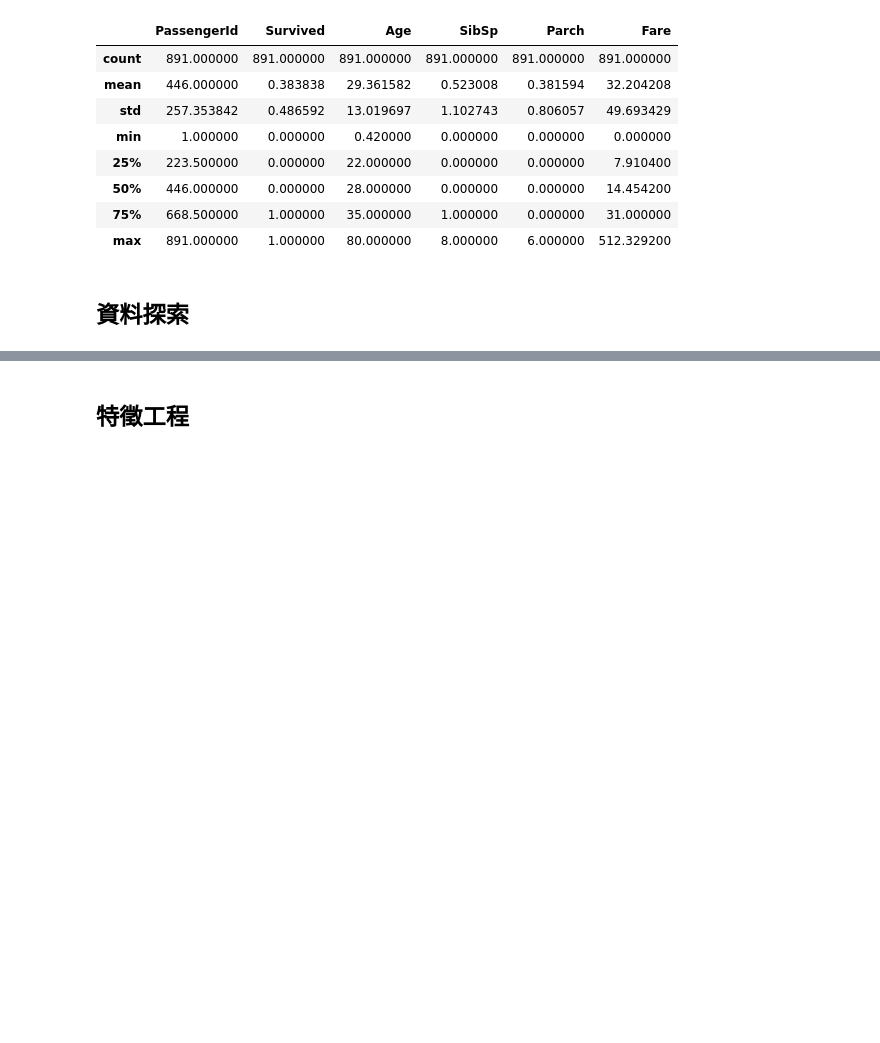
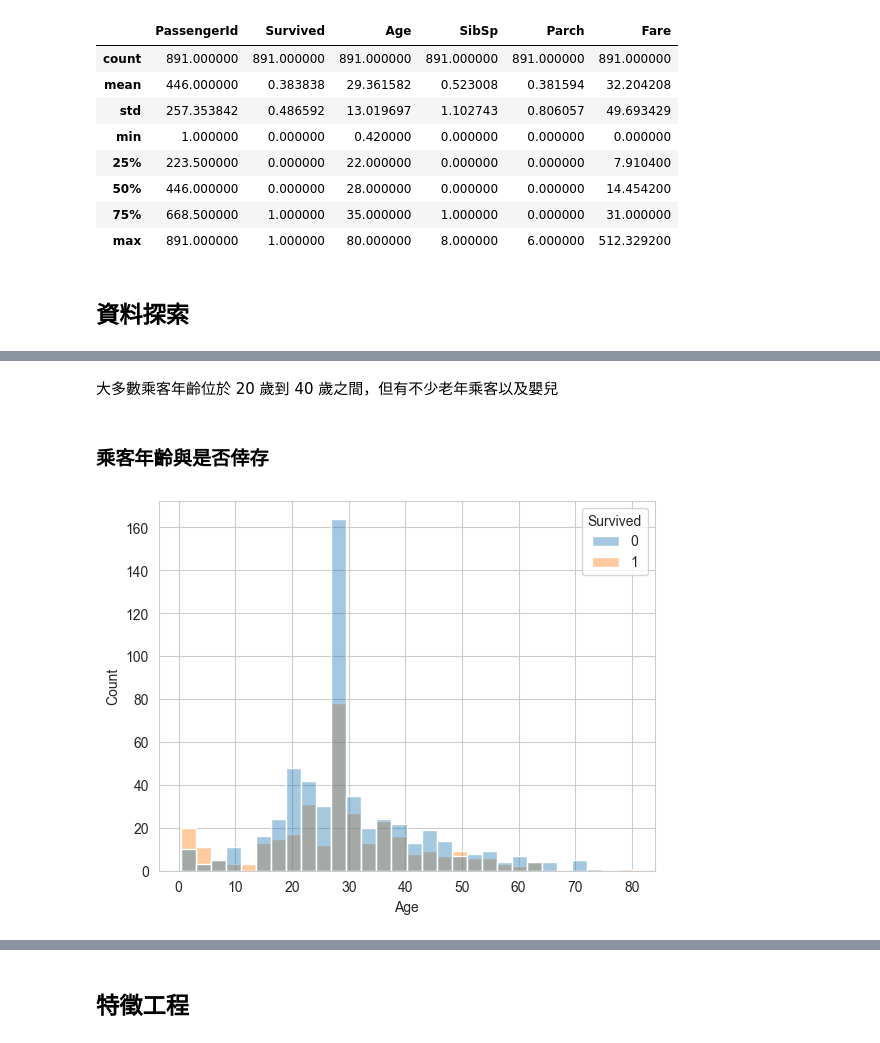
Before and after one commit to twcch/DSProjects, a Jupyter notebook: kaggle/competitions/Titanic - Machine Learning from Disaster/logistic_regression/report.ipynb, the cells around one changed output, grey strips where cells are left out. Cells and saved outputs as stored; diff of their text form; code cells hidden in the pictures; blank space fills up the shorter version.

```diff
--- a/kaggle/competitions/Titanic - Machine Learning from Disaster/logistic_regression/report.ipynb
+++ b/kaggle/competitions/Titanic - Machine Learning from Disaster/logistic_regression/report.ipynb
@@ -124,0 +186,9 @@ train_processed_df.describe()
+# %% [markdown]
+大多數乘客年齡位於 20 歲到 40 歲之間，但有不少老年乘客以及嬰兒
+# %% [markdown]
+### 乘客年齡與是否倖存
+# %%
+sns.histplot(train_processed_df, x='Age', hue='Survived', alpha=0.4)
+plt.show()
+# %% [output]
+[figure, added]
```
Also changed, not shown: parts of 28 cells of this notebook.
